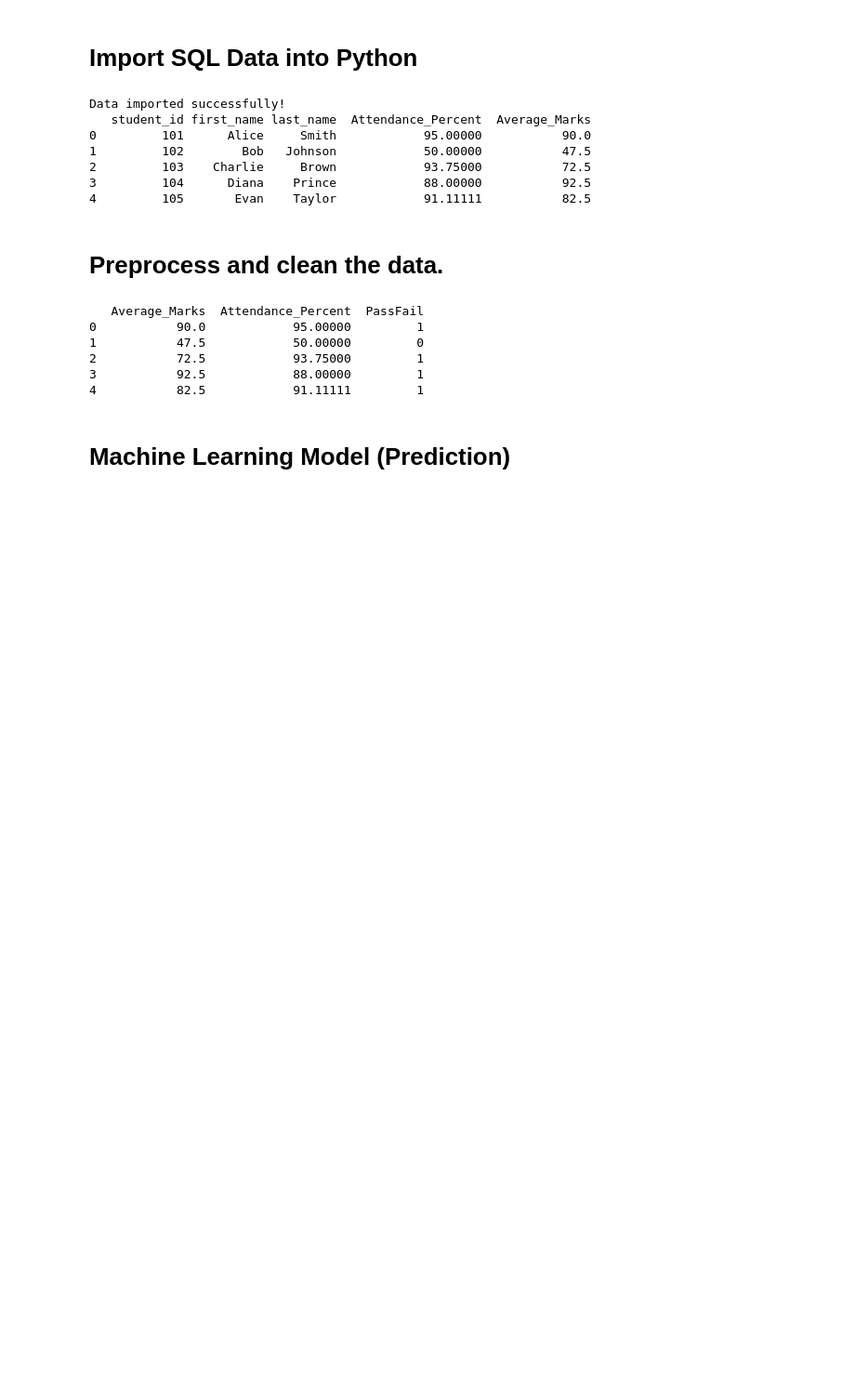
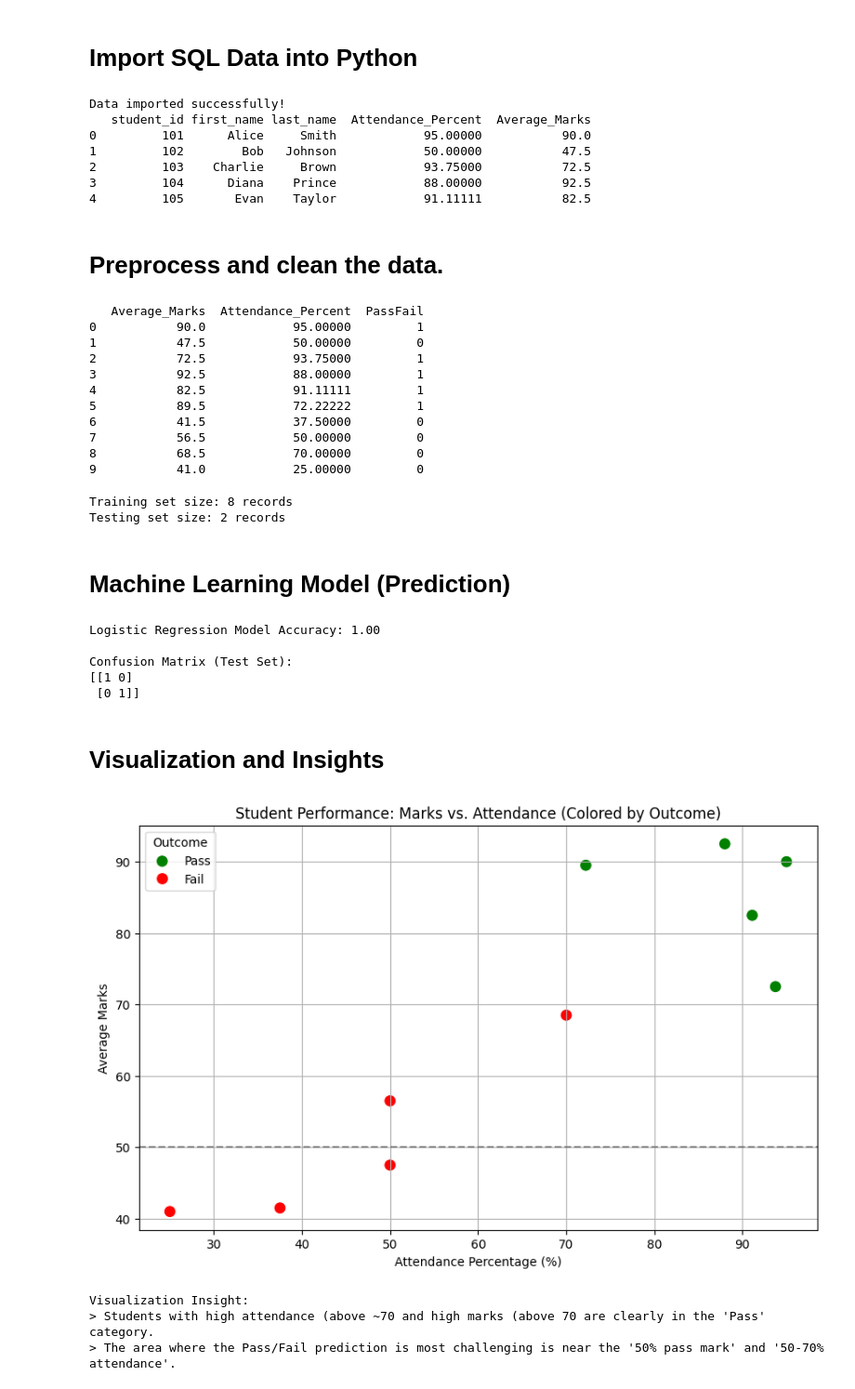
Before and after one commit to Osheen-Kumar/DS-Project-6-Student-Database-and-Predictive-Analytics, a Jupyter notebook: DS Project 6 jupyter Notebook.ipynb, the cells around one changed output. Shown at 93% size. Drawn from its saved outputs; the diff is of its cells as text; code cells hidden in the pictures; blank space fills up the shorter version.

Commit message:
Student Database and Predictive Analytics

```diff
--- a/DS Project 6 jupyter Notebook.ipynb
+++ b/DS Project 6 jupyter Notebook.ipynb
@@ -60,14 +65,14 @@ Data imported successfully!
 # Preprocess and clean the data.
 # %%
 # Defining a passing criteria (e.g., marks > 40 and attendance > 75%)
-PASS_MARK_THRESHOLD = 40
-PASS_ATTENDANCE_THRESHOLD = 75
+PASS_MARK_THRESHOLD = 50
+PASS_ATTENDANCE_THRESHOLD = 70
 
 # Creating the 'PassFail' column (target variable for prediction)
 df['PassFail'] = ((df['Average_Marks'] > PASS_MARK_THRESHOLD) &
                    (df['Attendance_Percent'] > PASS_ATTENDANCE_THRESHOLD)).astype(int)
 
-print(df[['Average_Marks', 'Attendance_Percent', 'PassFail']].head())
+print(df[['Average_Marks', 'Attendance_Percent', 'PassFail']])
 # %% [output]
    Average_Marks  Attendance_Percent  PassFail
 0           90.0            95.00000         1
@@ -75,5 +80,22 @@ print(df[['Average_Marks', 'Attendance_Percent', 'PassFail']].head())
 2           72.5            93.75000         1
 3           92.5            88.00000         1
 4           82.5            91.11111         1
+5           89.5            72.22222         1
+6           41.5            37.50000         0
+7           56.5            50.00000         0
+8           68.5            70.00000         0
+9           41.0            25.00000         0
+# %%
+# Splitting data into training and testing set
+X = df[['Attendance_Percent', 'Average_Marks']]
+y = df['PassFail']
+# Split the data: 80% for training, 20% for testing (adjust if needed, but 80/20 is standard)
+X_train, X_test, y_train, y_test = train_test_split(X, y, test_size=0.2, random_state=84)
+
+print(f"\nTraining set size: {len(X_train)} records")
+print(f"Testing set size: {len(X_test)} records")
+# %% [output]
+Training set size: 8 records
+Testing set size: 2 records
 # %% [markdown]
 # Machine Learning Model (Prediction)
@@ -79,0 +109,52 @@ print(df[['Average_Marks', 'Attendance_Percent', 'PassFail']].head())
+# %%
+# Evaluate Model Accuracy
+# Calculate Accuracy
+accuracy = accuracy_score(y_test, y_pred)
+print(f"\nLogistic Regression Model Accuracy: {accuracy:.2f}")
+
+# Display the Confusion Matrix (shows how many predictions were correct/incorrect)
+conf_matrix = confusion_matrix(y_test, y_pred)
+print("\nConfusion Matrix (Test Set):")
+print(conf_matrix)
+# Interpretation:
+# conf_matrix[0, 0] = True Negatives (Correctly predicted Fail)
+# conf_matrix[0, 1] = False Positives (Predicted Pass, but actually Failed)
+# conf_matrix[1, 0] = False Negatives (Predicted Fail, but actually Passed)
+# conf_matrix[1, 1] = True Positives (Correctly predicted Pass)
+# %% [output]
+Logistic Regression Model Accuracy: 1.00
+
+Confusion Matrix (Test Set):
+[[1 0]
+ [0 1]]
+# %% [markdown]
+# Visualization and Insights
+# %%
+# Scatter Plot for Attendance vs. Marks
+plt.figure(figsize=(10, 6))
+sns.scatterplot(
+    x='Attendance_Percent',
+    y='Average_Marks',
+    hue='PassFail',
+    data=df,
+    palette=['red', 'green'], # Red for Fail (0), Green for Pass (1)
+    s=100
+)
+plt.axhline(y=PASS_MARK_THRESHOLD, color='gray', linestyle='--', label=f'Pass Mark ({PASS_MARK_THRESHOLD})')
+plt.title('Student Performance: Marks vs. Attendance (Colored by Outcome)')
+plt.xlabel('Attendance Percentage (%)')
+plt.ylabel('Average Marks')
+plt.legend(title='Outcome', labels=['Pass', 'Fail'])
+plt.grid(True)
+plt.show()
+
+
+# Print a key insight based on the visualization
+print("\nVisualization Insight:")
+print("> Students with high attendance (above ~70 and high marks (above 70 are clearly in the 'Pass' category.")
+print("> The area where the Pass/Fail prediction is most challenging is near the '50% pass mark' and '50-70% attendance'.")
+# %% [output]
+[figure, added]
+Visualization Insight:
+> Students with high attendance (above ~70 and high marks (above 70 are clearly in the 'Pass' category.
+> The area where the Pass/Fail prediction is most challenging is near the '50% pass mark' and '50-70% attendance'.
```
Also changed, not shown: parts of 3 cells of this notebook.
